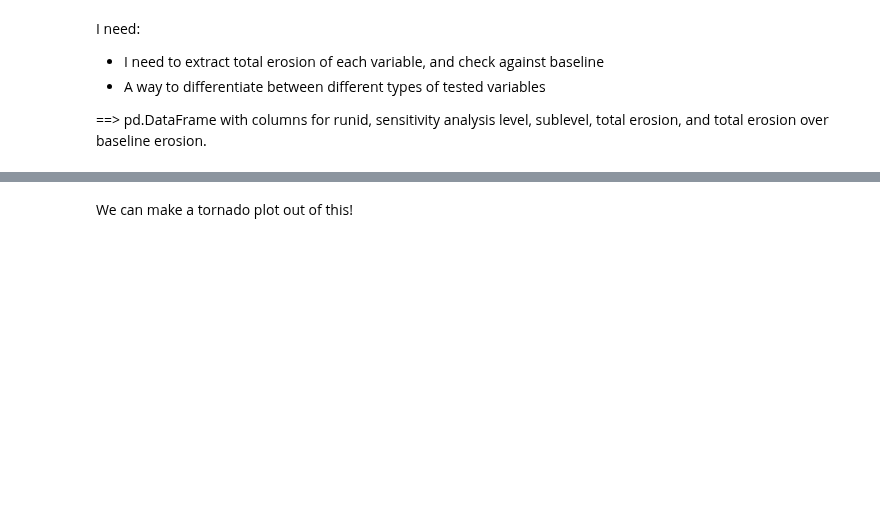
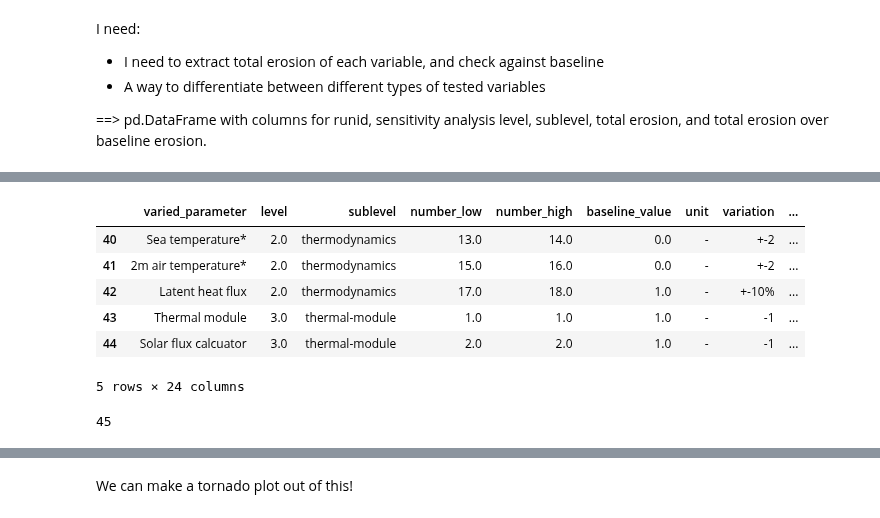
Before and after one commit to khdebruijn/thermo-morphological-model, a Jupyter notebook: results/sensitivity_analysis_erosion.ipynb, the cells around one changed output, grey strips where cells are left out. Cells and saved outputs as stored; diff of their text form; code cells hidden in the pictures; blank space fills up the shorter version.

```diff
--- a/results/sensitivity_analysis_erosion.ipynb
+++ b/results/sensitivity_analysis_erosion.ipynb
@@ -99,0 +122,42 @@ NameError: name 'Path' is not defined
+# %%
+volume_change_base = df_volume_changes[df_volume_changes.runid=='sa_base']['dV[m2]'].values[0]
+
+volume_start_low = []
+volume_end_low = []
+volume_change_low = []
+
+volume_start_high = []
+volume_end_high = []
+volume_change_high = []
+
+for runid in df.run_id_low.values:
+    volume_start_low.append(df_volume_changes[df_volume_changes.runid==runid]['V_start[m2]'].values[0])
+    volume_end_low.append(df_volume_changes[df_volume_changes.runid==runid]['V_end[m2]'].values[0])
+    volume_change_low.append(df_volume_changes[df_volume_changes.runid==runid]['dV[m2]'].values[0])
+
+for runid in df.run_id_high.values:
+    volume_start_high.append(df_volume_changes[df_volume_changes.runid==runid]['V_start[m2]'].values[0])
+    volume_end_high.append(df_volume_changes[df_volume_changes.runid==runid]['V_end[m2]'].values[0])
+    volume_change_high.append(df_volume_changes[df_volume_changes.runid==runid]['dV[m2]'].values[0])
+
+df['volume_start_low[m2]'] = volume_start_low
+df['volume_end_low[m2]'] = volume_end_low
+df['volume_change_low[m2]'] = volume_change_low
+
+df['volume_start_high[m2]'] = volume_start_high
+df['volume_end_high[m2]'] = volume_end_high
+df['volume_change_high[m2]'] = volume_change_high
+# %%
+# display(df)
+display(df.tail())
+
+print(len(df))
+# %% [output]
+|  | varied_parameter | level | sublevel | number_low | number_high | baseline_value | unit | variation | ... |
+| 40 | Sea temperature* | 2.0 | thermodynamics | 13.0 | 14.0 | 0.0 | - | +-2 | ... |
+| 41 | 2m air temperature* | 2.0 | thermodynamics | 15.0 | 16.0 | 0.0 | - | +-2 | ... |
+| 42 | Latent heat flux | 2.0 | thermodynamics | 17.0 | 18.0 | 1.0 | - | +-10% | ... |
+| 43 | Thermal module | 3.0 | thermal-module | 1.0 | 1.0 | 1.0 | - | -1 | ... |
+| 44 | Solar flux calcuator | 3.0 | thermal-module | 2.0 | 2.0 | 1.0 | - | -1 | ... |
+5 rows × 24 columns
+45
```
Also changed, not shown: parts of 6 cells of this notebook, 1 other file.
